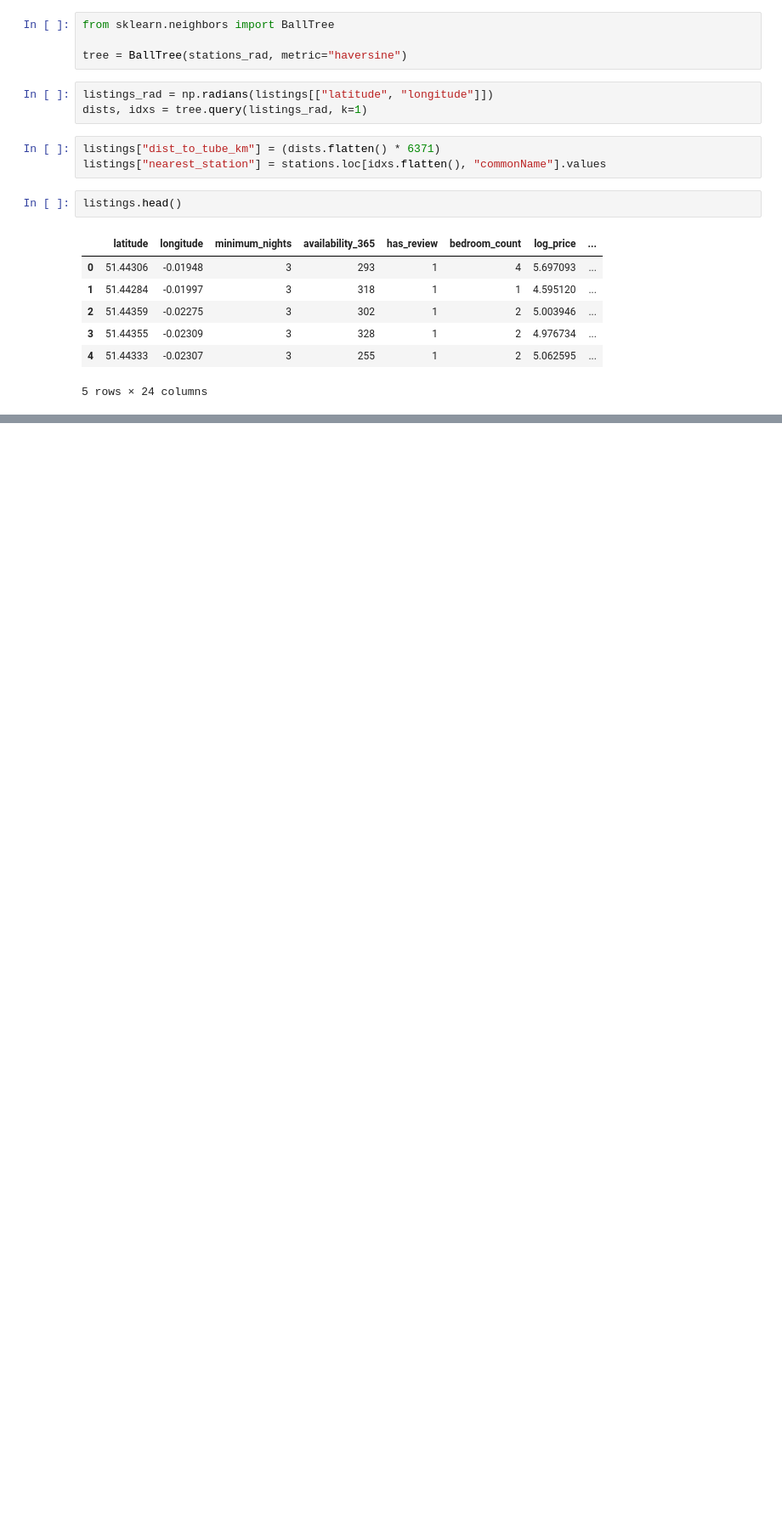
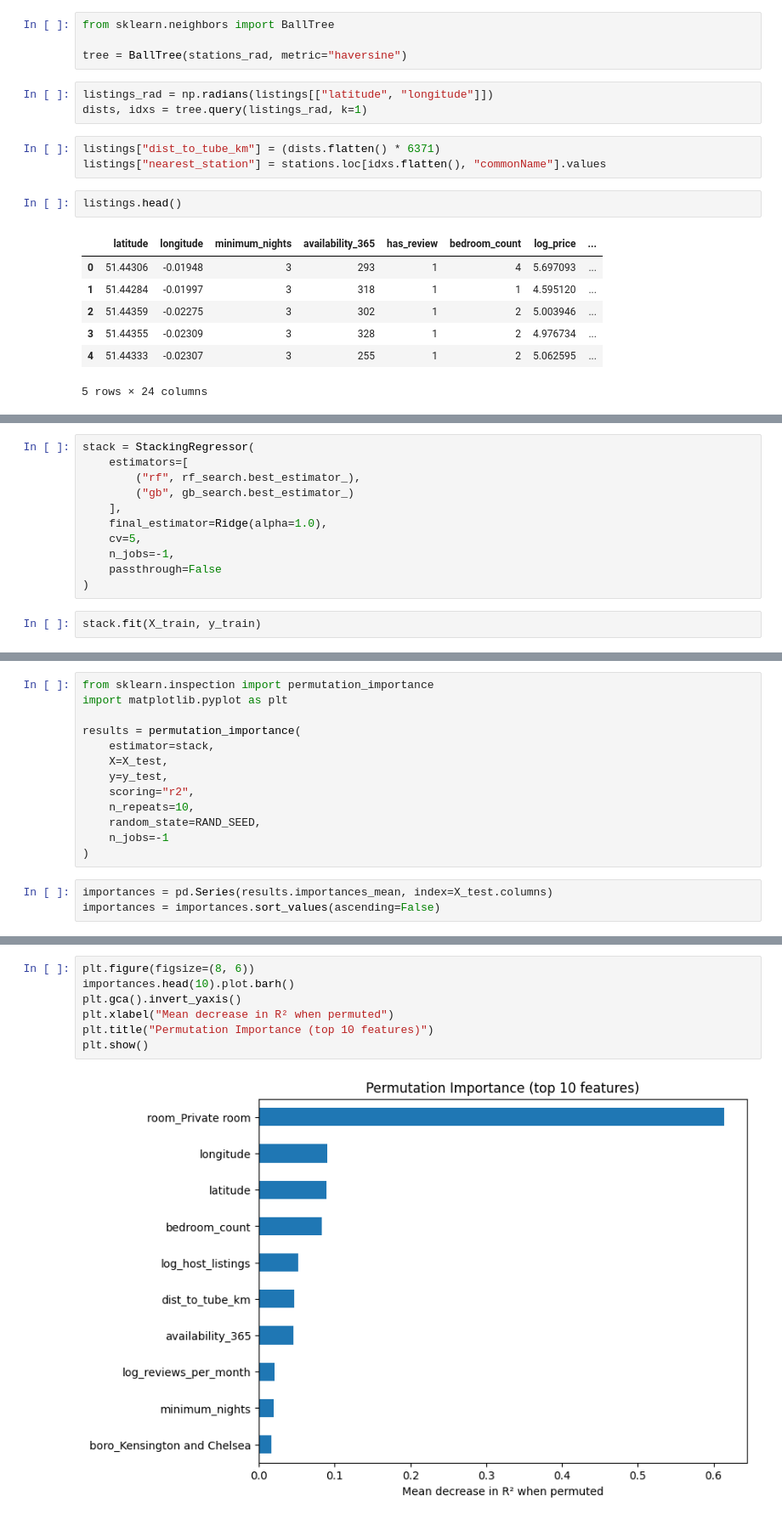
Before and after one commit to KaChaiLeung/airbnb-pricing-analysis, a Jupyter notebook: 05_feature_engineering.ipynb, the cells around one changed output, grey strips where cells are left out. Shown: that part at 85% size. Drawn from its saved outputs; the diff is of its cells as text; blank space fills up the shorter version.

```diff
--- a/05_feature_engineering.ipynb
+++ b/05_feature_engineering.ipynb
@@ -64,0 +187,13 @@ listings.head()
+# %%
+stack = StackingRegressor(
+    estimators=[
+        ("rf", rf_search.best_estimator_),
+        ("gb", gb_search.best_estimator_)
+    ],
+    final_estimator=Ridge(alpha=1.0),
+    cv=5,
+    n_jobs=-1,
+    passthrough=False
+)
+# %%
+stack.fit(X_train, y_train)
@@ -64,0 +248,16 @@ listings.head()
+# %%
+from sklearn.inspection import permutation_importance
+import matplotlib.pyplot as plt
+
+results = permutation_importance(
+    estimator=stack,
+    X=X_test,
+    y=y_test,
+    scoring="r2",
+    n_repeats=10,
+    random_state=RAND_SEED,
+    n_jobs=-1
+)
+# %%
+importances = pd.Series(results.importances_mean, index=X_test.columns)
+importances = importances.sort_values(ascending=False)
@@ -64,0 +278,9 @@ listings.head()
+# %%
+plt.figure(figsize=(8, 6))
+importances.head(10).plot.barh()
+plt.gca().invert_yaxis()
+plt.xlabel("Mean decrease in R² when permuted")
+plt.title("Permutation Importance (top 10 features)")
+plt.show()
+# %% [output]
+[figure, added]
```
Also changed, not shown: parts of 17 cells of this notebook, 4 other files.
